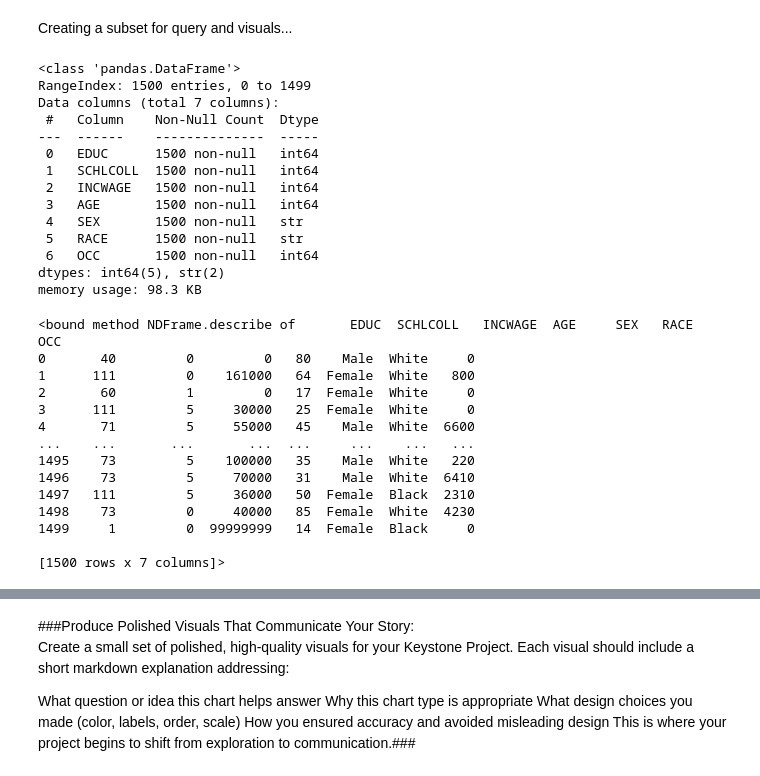
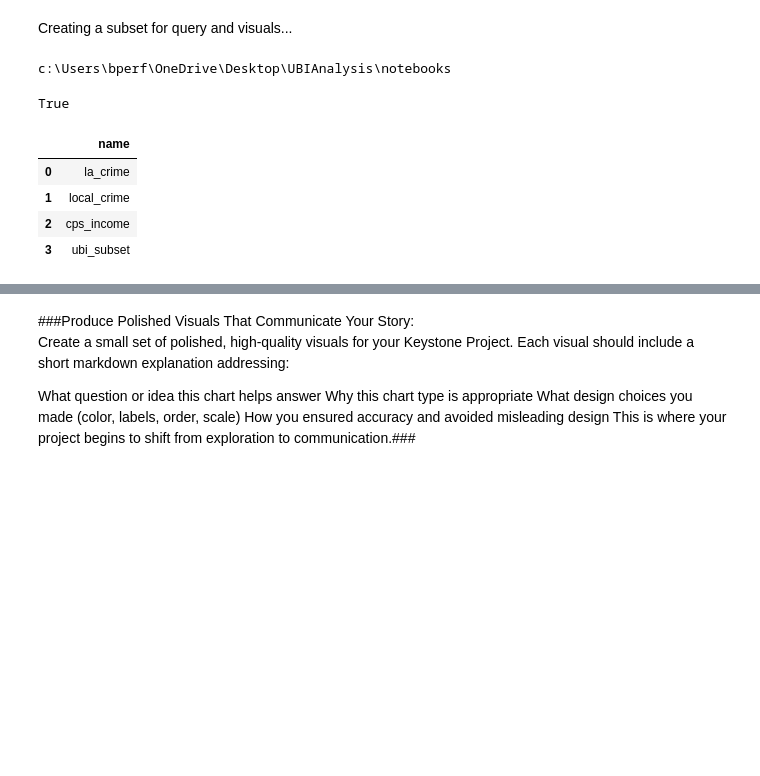
Before and after one commit to 2BLB/UBIAnalysis, a Jupyter notebook: notebooks/visuals_ubi.ipynb, the cells around one changed output, grey strips where cells are left out. Drawn from its saved outputs; the diff is of its cells as text; code cells hidden in the pictures; blank space fills up the shorter version.

```diff
--- a/notebooks/visuals_ubi.ipynb
+++ b/notebooks/visuals_ubi.ipynb
@@ -16,38 +16,26 @@ print("Connected")
 Connected
 # %% [markdown]
 Creating a subset for query and visuals...
-# %%
-cps_income[['EDUC','SCHLCOLL','INCWAGE','AGE','SEX','RACE','OCC']].head()
-UBI_subset = cps_income[['EDUC','SCHLCOLL','INCWAGE','AGE','SEX','RACE','OCC']]
-UBI_subset.info()
-
-UBI_subset.describe
-# %% [output]
-<class 'pandas.DataFrame'>
-RangeIndex: 1500 entries, 0 to 1499
-Data columns (total 7 columns):
- #   Column    Non-Null Count  Dtype
----  ------    --------------  -----
- 0   EDUC      1500 non-null   int64
- 1   SCHLCOLL  1500 non-null   int64
- 2   INCWAGE   1500 non-null   int64
- 3   AGE       1500 non-null   int64
- 4   SEX       1500 non-null   str
- 5   RACE      1500 non-null   str
- 6   OCC       1500 non-null   int64
-dtypes: int64(5), str(2)
-memory usage: 98.3 KB
-<bound method NDFrame.describe of       EDUC  SCHLCOLL   INCWAGE  AGE     SEX   RACE   OCC
-0       40         0         0   80    Male  White     0
-1      111         0    161000   64  Female  White   800
-2       60         1         0   17  Female  White     0
-3      111         5     30000   25  Female  White     0
-4       71         5     55000   45    Male  White  6600
-...    ...       ...       ...  ...     ...    ...   ...
-1495    73         5    100000   35    Male  White   220
-1496    73         5     70000   31    Male  White  6410
-1497   111         5     36000   50  Female  Black  2310
-1498    73         0     40000   85  Female  White  4230
-1499     1         0  99999999   14  Female  Black     0
-
-[1500 rows x 7 columns]>
+# %%
+import os
+print(os.getcwd())
+# %% [output]
+c:\Users\bperf\OneDrive\Desktop\UBIAnalysis\notebooks
+# %%
+import os
+
+print(os.path.exists("../crimedatacsv_new.db"))
+# %% [output]
+True
+# %%
+pd.read_sql("""
+SELECT name
+FROM sqlite_master
+WHERE type='table';
+""", conn)
+# %% [output]
+|  | name |
+| 0 | la_crime |
+| 1 | local_crime |
+| 2 | cps_income |
+| 3 | ubi_subset |
```
Also changed, not shown: parts of 10 cells of this notebook, 5 other files.
